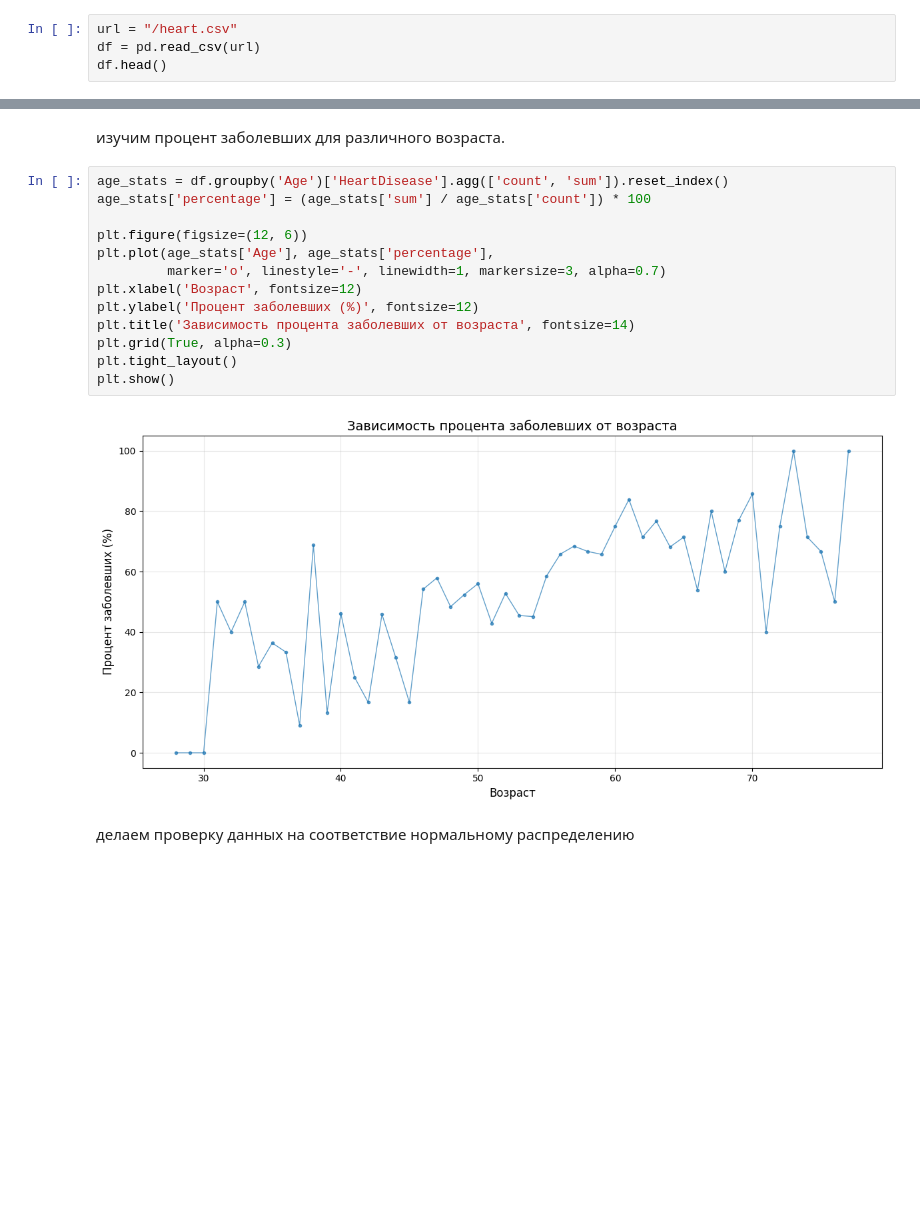
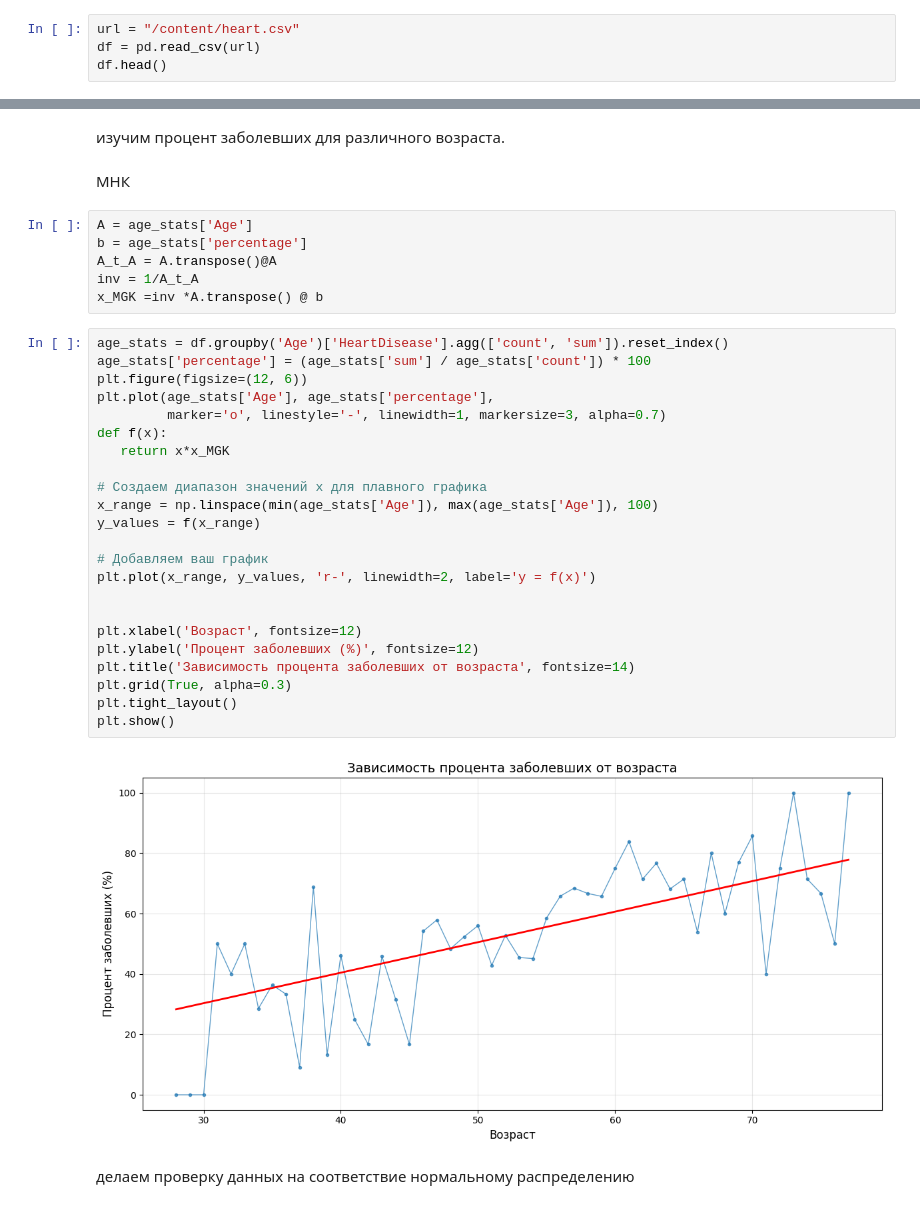
Before and after one commit to yarmukh/Heart-Failure-Prediction, a Jupyter notebook: notebook.ipynb, the cells around one changed output, grey strips where cells are left out. Cells and saved outputs as stored; diff of their text form; blank space fills up the shorter version.

Commit message:
добавил итог и график

```diff
--- a/notebook.ipynb
+++ b/notebook.ipynb
@@ -15,7 +15,7 @@ warnings.filterwarnings("ignore")
 # %% [markdown]
 # **проводим первичный анализ данных**
 # %%
-url = "/heart.csv"
+url = "/content/heart.csv"
 df = pd.read_csv(url)
 df.head()
 # %% [output]
@@ -87,21 +87,39 @@ sns.histplot(data = df, x = 'Age', binwidth = 0.9, hue = "HeartDisease")
 [figure]
 # %% [markdown]
 изучим процент заболевших для различного возраста.
+# %% [markdown]
+МНК
+# %%
+A = age_stats['Age']
+b = age_stats['percentage']
+A_t_A = A.transpose()@A
+inv = 1/A_t_A
+x_MGK =inv *A.transpose() @ b
 # %%
 age_stats = df.groupby('Age')['HeartDisease'].agg(['count', 'sum']).reset_index()
 age_stats['percentage'] = (age_stats['sum'] / age_stats['count']) * 100
-
 plt.figure(figsize=(12, 6))
 plt.plot(age_stats['Age'], age_stats['percentage'],
          marker='o', linestyle='-', linewidth=1, markersize=3, alpha=0.7)
+def f(x):
+   return x*x_MGK
+
+# Создаем диапазон значений x для плавного графика
+x_range = np.linspace(min(age_stats['Age']), max(age_stats['Age']), 100)
+y_values = f(x_range)
+
+# Добавляем ваш график
+plt.plot(x_range, y_values, 'r-', linewidth=2, label='y = f(x)')
+
+
 plt.xlabel('Возраст', fontsize=12)
 plt.ylabel('Процент заболевших (%)', fontsize=12)
 plt.title('Зависимость процента заболевших от возраста', fontsize=14)
 plt.grid(True, alpha=0.3)
 plt.tight_layout()
 plt.show()
 # %% [output]
-[figure, old version]
+[figure, new version]
 # %% [markdown]
 делаем проверку данных на соответствие нормальному распределению
 # %%
```
Also changed, not shown: parts of 11 cells of this notebook.
